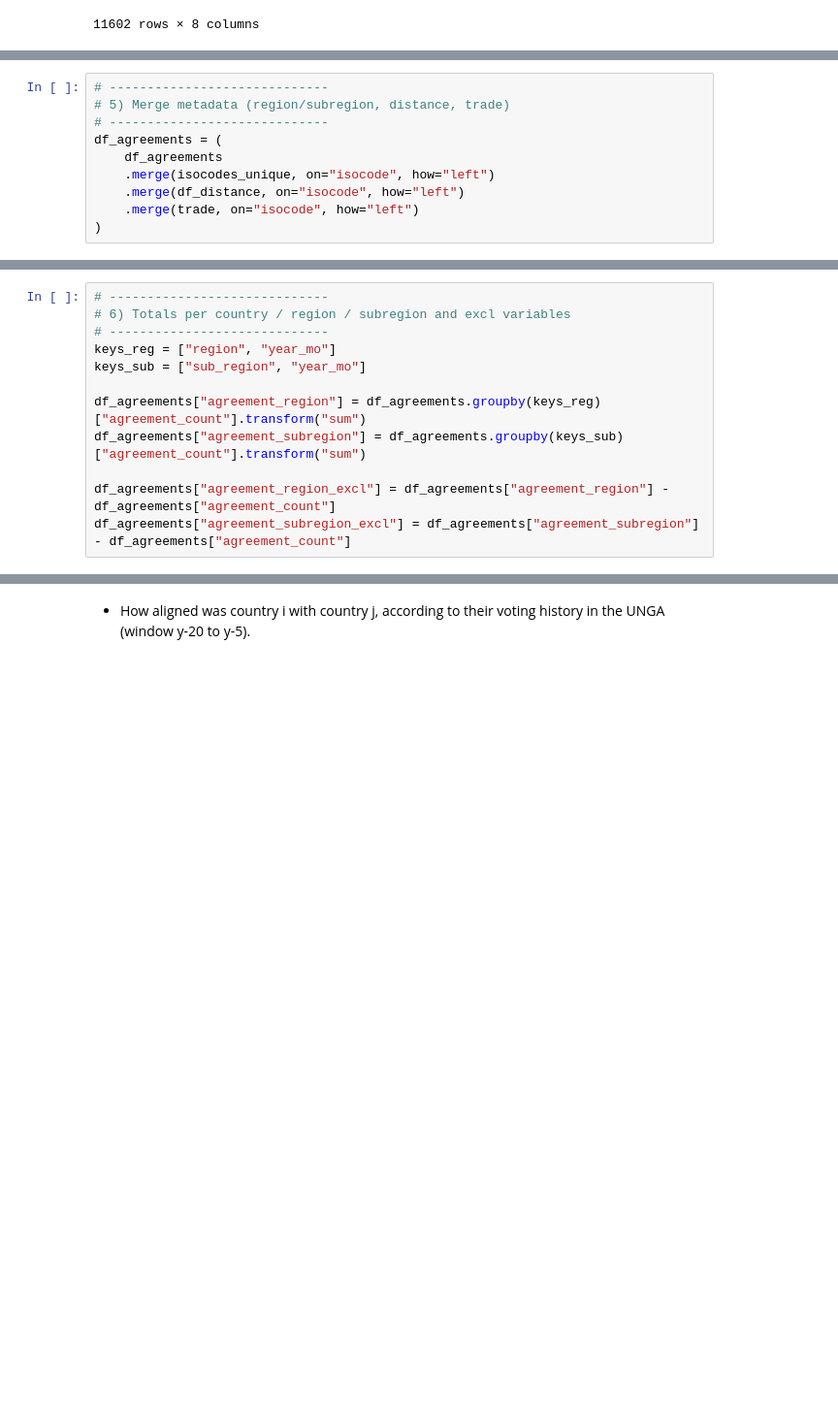
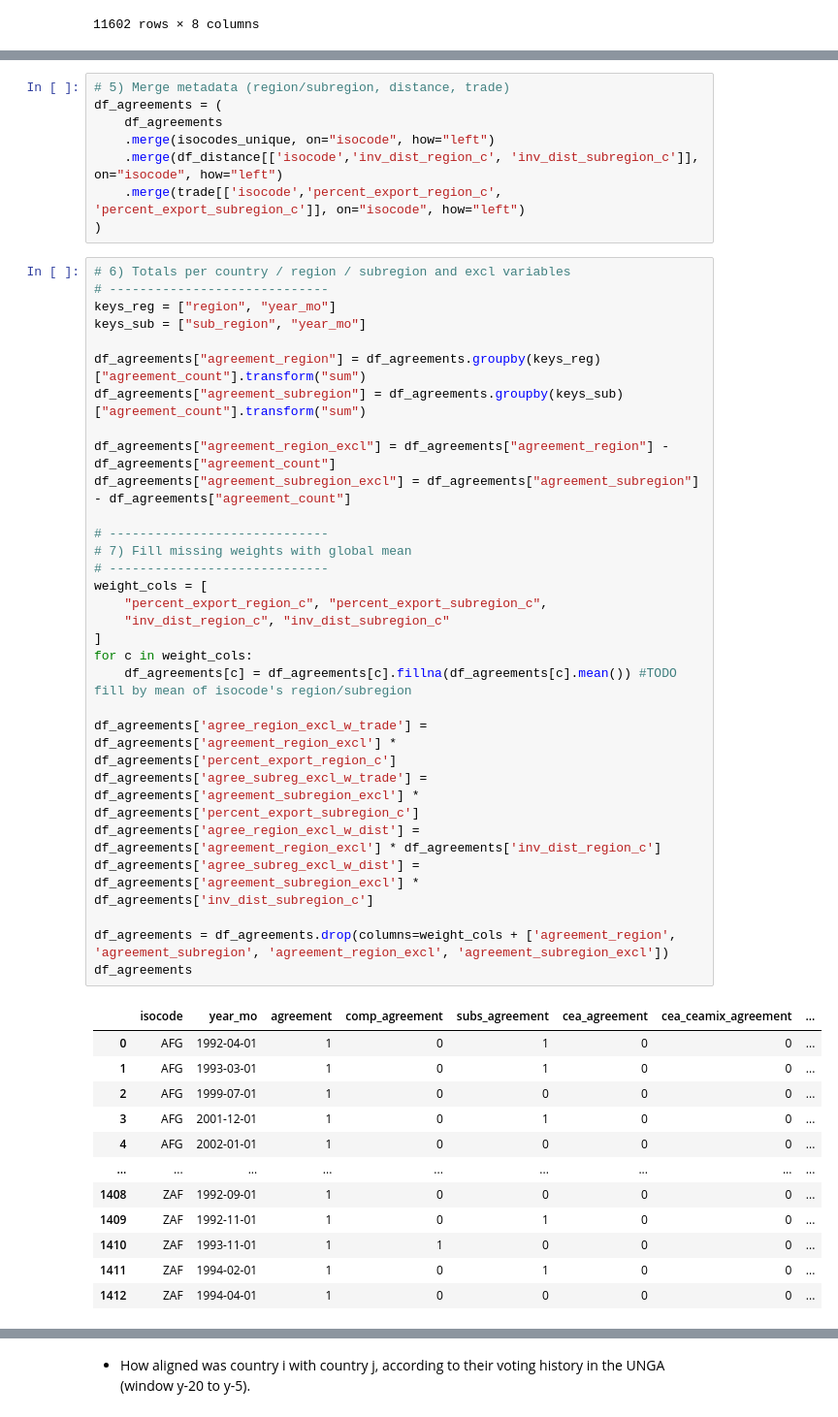
Before and after one commit to luciasauer/agreements_violence, a Jupyter notebook: src/1_data_generation/country_panel.ipynb, the cells around one changed output, grey strips where cells are left out. Shown at 97% size. Saved outputs shown, nothing was run; the diff lists cells and outputs as text; blank space fills up the shorter version.

```diff
--- a/src/1_data_generation/country_panel.ipynb
+++ b/src/1_data_generation/country_panel.ipynb
@@ -374,10 +229,0 @@ df_agreements
-# %%
-# -----------------------------
-# 5) Merge metadata (region/subregion, distance, trade)
-# -----------------------------
-df_agreements = (
-    df_agreements
-    .merge(isocodes_unique, on="isocode", how="left")
-    .merge(df_distance, on="isocode", how="left")
-    .merge(trade, on="isocode", how="left")
-)
@@ -384,12 +453,50 @@ df_agreements = (
+# %%
+# 5) Merge metadata (region/subregion, distance, trade)
+df_agreements = (
+    df_agreements
+    .merge(isocodes_unique, on="isocode", how="left")
+    .merge(df_distance[['isocode','inv_dist_region_c', 'inv_dist_subregion_c']], on="isocode", how="left")
+    .merge(trade[['isocode','percent_export_region_c', 'percent_export_subregion_c']], on="isocode", how="left")
+)
 # %%
-# -----------------------------
 # 6) Totals per country / region / subregion and excl variables
 # -----------------------------
 keys_reg = ["region", "year_mo"]
 keys_sub = ["sub_region", "year_mo"]
 
 df_agreements["agreement_region"] = df_agreements.groupby(keys_reg)["agreement_count"].transform("sum")
 df_agreements["agreement_subregion"] = df_agreements.groupby(keys_sub)["agreement_count"].transform("sum")
 
 df_agreements["agreement_region_excl"] = df_agreements["agreement_region"] - df_agreements["agreement_count"]
 df_agreements["agreement_subregion_excl"] = df_agreements["agreement_subregion"] - df_agreements["agreement_count"]
+
+# -----------------------------
+# 7) Fill missing weights with global mean
+# -----------------------------
+weight_cols = [
+    "percent_export_region_c", "percent_export_subregion_c",
+    "inv_dist_region_c", "inv_dist_subregion_c"
+]
+for c in weight_cols:
+    df_agreements[c] = df_agreements[c].fillna(df_agreements[c].mean()) #TODO fill by mean of isocode's region/subregion
+
+df_agreements['agree_region_excl_w_trade'] = df_agreements['agreement_region_excl'] * df_agreements['percent_export_region_c']
+df_agreements['agree_subreg_excl_w_trade'] = df_agreements['agreement_subregion_excl'] * df_agreements['percent_export_subregion_c']
+df_agreements['agree_region_excl_w_dist'] = df_agreements['agreement_region_excl'] * df_agreements['inv_dist_region_c']
+df_agreements['agree_subreg_excl_w_dist'] = df_agreements['agreement_subregion_excl'] * df_agreements['inv_dist_subregion_c']
+
+df_agreements = df_agreements.drop(columns=weight_cols + ['agreement_region', 'agreement_subregion', 'agreement_region_excl', 'agreement_subregion_excl'])
+df_agreements
+# %% [output]
+|  | isocode | year_mo | agreement | comp_agreement | subs_agreement | cea_agreement | cea_ceamix_agreement | ... |
+| 0 | AFG | 1992-04-01 | 1 | 0 | 1 | 0 | 0 | ... |
+| 1 | AFG | 1993-03-01 | 1 | 0 | 1 | 0 | 0 | ... |
+| 2 | AFG | 1999-07-01 | 1 | 0 | 0 | 0 | 0 | ... |
+| 3 | AFG | 2001-12-01 | 1 | 0 | 1 | 0 | 0 | ... |
+| 4 | AFG | 2002-01-01 | 1 | 0 | 0 | 0 | 0 | ... |
+| ... | ... | ... | ... | ... | ... | ... | ... | ... |
+| 1408 | ZAF | 1992-09-01 | 1 | 0 | 0 | 0 | 0 | ... |
+| 1409 | ZAF | 1992-11-01 | 1 | 0 | 1 | 0 | 0 | ... |
+| 1410 | ZAF | 1993-11-01 | 1 | 1 | 0 | 0 | 0 | ... |
+| 1411 | ZAF | 1994-02-01 | 1 | 0 | 1 | 0 | 0 | ... |
+| 1412 | ZAF | 1994-04-01 | 1 | 0 | 0 | 0 | 0 | ... |
```
Also changed, not shown: parts of 43 cells of this notebook.
